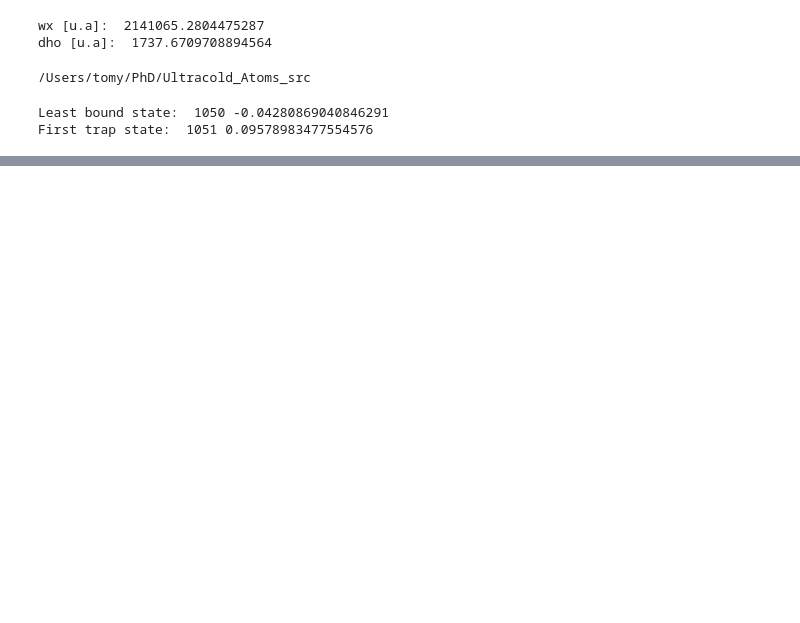
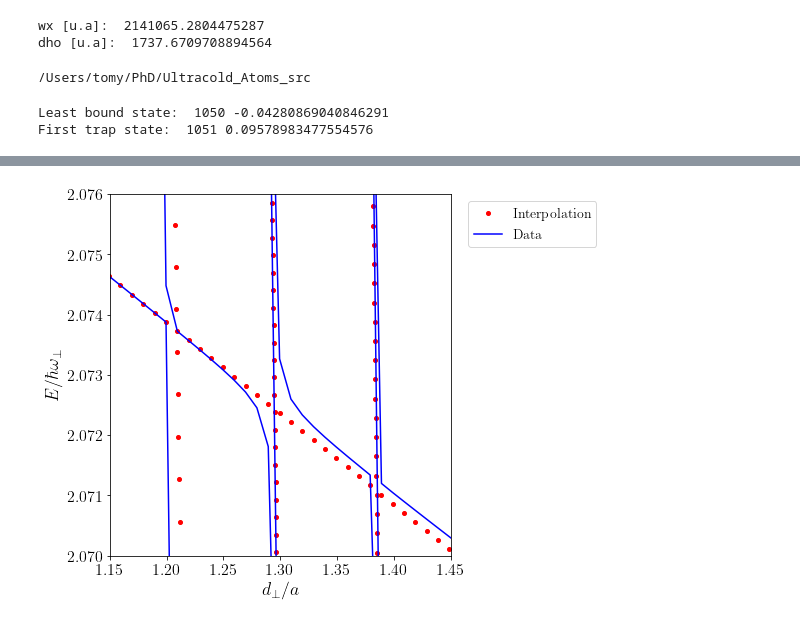
Before and after one commit to TsspGit/Ultracold_Atoms_src, a Jupyter notebook: 1D_Energies_Analysis_4993_4993_50.ipynb, the cells around one changed output, grey strips where cells are left out. Saved outputs shown, nothing was run; the diff lists cells and outputs as text; code cells hidden in the pictures; blank space fills up the shorter version.

```diff
--- a/1D_Energies_Analysis_4993_4993_50.ipynb
+++ b/1D_Energies_Analysis_4993_4993_50.ipynb
@@ -95,0 +111,43 @@ fig.savefig('General_figures/Ix4993_Iy4993_Iz50_Easc.png', dpi=200)
+# %%
+fig3, ax3 = plt.subplots(figsize=(8,6))
+# nivel 1056:
+f1056 = np.polyfit(x[x < 1.2], np.array(dic['nivel_1056'])[x < 1.2]/wx, deg=1)
+ax3.plot(x, np.polyval(f1056, x), 'ro', markersize=4)
+ax3.plot(x, dic['nivel_1056']/wx, 'b')
+
+# nivel 1057:
+f1057 = np.polyfit(x[x < 1.2], np.array(dic['nivel_1057'])[x < 1.2]/wx, deg=1)
+x1057 = np.linspace(1, 1.3, num=500)
+ax3.plot(x1057, np.polyval(f1057, x1057), 'ro', markersize=4)
+ax3.plot(x, dic['nivel_1057']/wx, 'b')
+
+# nivel 1058:
+f1058 = np.polyfit(x[(x > 1.2) & (x < 1.3)], np.array(dic['nivel_1058'])[(x > 1.2) & (x < 1.3)]/wx, deg=1)
+x1058 = np.linspace(1.2, 1.3, num=500)
+ax3.plot(x1058, np.polyval(f1058, x1058), 'ro', markersize=4)
+ax3.plot(x, dic['nivel_1058']/wx, 'b')
+
+# nivel 1059:
+# proviene del mismo que el 1058
+ax3.plot(x, dic['nivel_1059']/wx, 'b')
+
+# nivel 1060:
+f1060 = np.polyfit(x[(x > 1.3)], np.array(dic['nivel_1060'])[(x > 1.3)]/wx, deg=1)
+x1060 = np.linspace(1.3, 1.4, num=500)
+ax3.plot(x1060, np.polyval(f1060, x1060), 'ro', markersize=4)
+ax3.plot(x, dic['nivel_1060']/wx, 'b')
+
+# nivel 1061:
+# proviene del mismo que el 1060:
+ax3.plot(x, dic['nivel_1061']/wx, 'b')
+
+
+ax3.set_xlabel('$d_{\perp}/a$')
+ax3.set_ylabel('$E/\hbar \omega_{\perp}$')
+ax3.legend(['Interpolation', 'Data'], fontsize=14, bbox_to_anchor=(1.03, 1))
+ax3.set_ylim(2.07, 2.076)
+ax3.set_xlim(1.15, 1.45)
+plt.tight_layout()
+fig3.savefig('General_figures/Ix4993_Iy4993_Iz50/Ix4993_Iy4993_Iz50_Easc_Interpolation.png', dpi=200)
+# %% [output]
+[figure, added]
```
Also changed, not shown: parts of 5 cells of this notebook, 7 other files.
